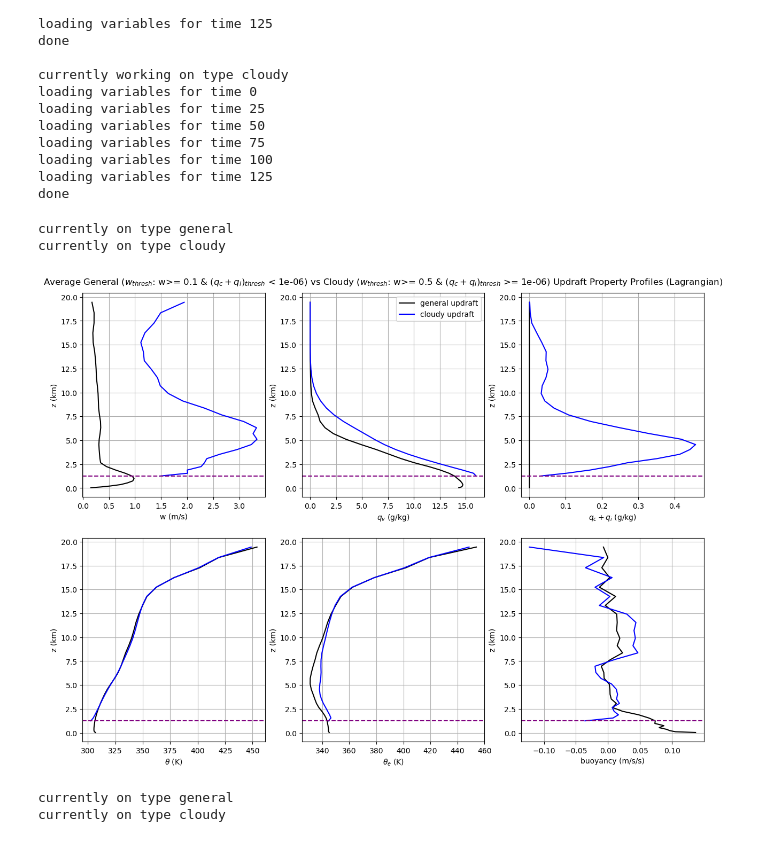
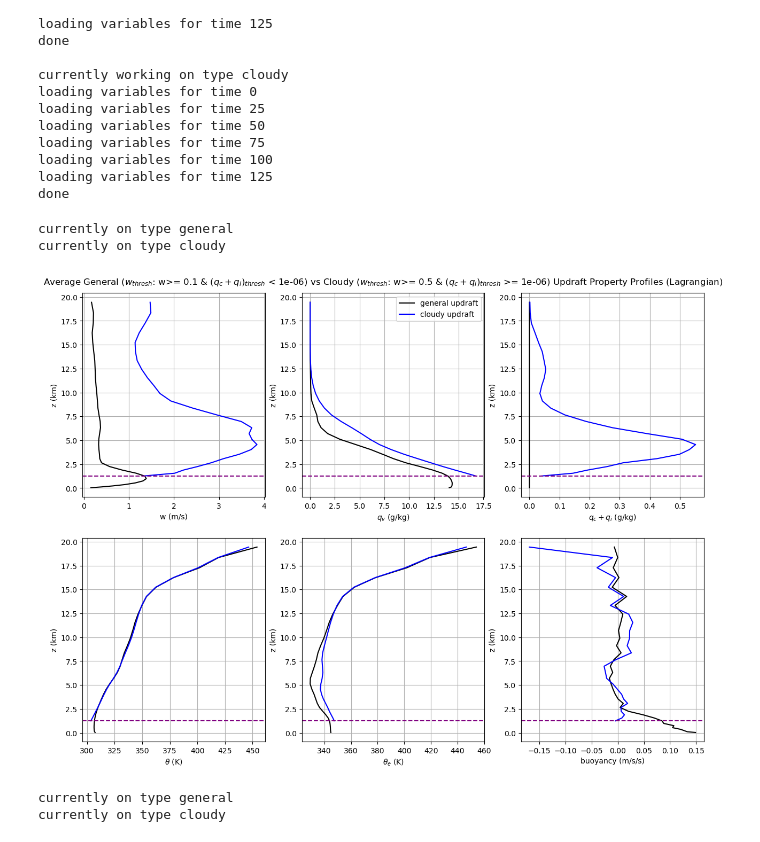
Before and after one commit to torrilab/DCI-Project, a Jupyter notebook: Code/Project_Algorithms/Vertical+Budget_Profiles/lagrangian_updrafts.ipynb, the cells around one changed output. Saved outputs shown, nothing was run; the diff lists cells and outputs as text; code cells hidden in the pictures.

```diff
--- a/Code/Project_Algorithms/Vertical+Budget_Profiles/lagrangian_updrafts.ipynb
+++ b/Code/Project_Algorithms/Vertical+Budget_Profiles/lagrangian_updrafts.ipynb
@@ -145,25 +128,6 @@ def call_variables(t):
         theta_e_data = f['theta_e'][t]
 
     return w_data,qv_data,qc_data,qi_data,qc_plus_qi,th_data,buoyancy_data,theta_e_data
-# %%
-# Reading Back Data Later
-##############
-import h5py
-dir2=dir+'Project_Algorithms/Lagrangian_Binary_Array/'
-with h5py.File(dir2+'lagrangian_binary_array.h5', 'r') as f:
-    # Load the dataset by its name
-    A_g = f['A_g'][:]
-    A_c = f['A_c'][:]
-
-    # W = f['W'][:]
-    # QCQI = f['QCQI'][:]
-    Z = f['Z'][:]
-    Y = f['Y'][:]
-    X = f['X'][:]
-
-# #Making Time Matrix
-# rows, cols = A.shape[0], A.shape[1]
-# T = np.arange(rows).reshape(-1, 1) * np.ones((1, cols), dtype=int)
 # %%
 #TESTING ********************
 
@@ -296,15 +260,15 @@ for type in ["general", "cloudy"]:
 
     if res=='1km':
         if type=='general':
-            input_file = dir+f'Project_Algorithms/plots/job_out/1km_general_lagrangian_profiles_{res}.h5'
+            input_file = dir+f'Project_Algorithms/plots/job_out/1km_general_lagrangian_profiles_{res}_{Np_str}.h5'
         elif type=='cloudy':
-            input_file = dir+f'Project_Algorithms/plots/job_out/1km_cloudy_lagrangian_profiles_{res}.h5'
+            input_file = dir+f'Project_Algorithms/plots/job_out/1km_cloudy_lagrangian_profiles_{res}_{Np_str}.h5'
 
     if res=='250m':
         if type=='general':
-            input_file = dir+f'Project_Algorithms/plots/job_out/250m_general_lagrangian_profiles_{res}.h5'
+            input_file = dir+f'Project_Algorithms/plots/job_out/250m_general_lagrangian_profiles_{res}_{Np_str}.h5'
         elif type=='cloudy':
-            input_file = dir+f'Project_Algorithms/plots/job_out/250m_cloudy_lagrangian_profiles_{res}.h5'
+            input_file = dir+f'Project_Algorithms/plots/job_out/250m_cloudy_lagrangian_profiles_{res}_{Np_str}.h5'
 
     with h5py.File(input_file, 'r') as f:
         profile_w = np.array(f['profile_w'])
@@ -334,36 +298,36 @@ for type in ["general", "cloudy"]:
         globals()[f"out_{var}"] = averaged_profiles(var)
 
     axises = [ax1, ax2, ax3, ax4, ax5, ax6]
     xlabels=['w (m/s)',r'$q_v$ (g/kg)',r'$q_c + q_i$ (g/kg)',r'$\theta$ (K)',r'$\theta_e$ (K)','buoyancy (m/s/s)'] #qi (g/kg)
     for var, axis, xlabel in zip(vars, axises, xlabels):
         if type == 'general':
             color = 'k'
         elif type == 'cloudy':
             color = 'blue'
         plotting(globals()[f"out_{var}"], axis, label=type + ' updraft', color=color)
         axis.set_ylabel('z (km)')
         axis.set_xlabel(xlabel)
         if axis==ax2:
             axis.legend()  # add legend
 ############################
 
 #MEAN CLOUD BASE
 qcqi_profile=averaged_profiles('qc')
 where_cloudbase=np.where(qcqi_profile[:,0]>=qcqi_thresh)[0][0]
 cloudbase=qcqi_profile[where_cloudbase,1]
 for axis in axises:
     axis.axhline(cloudbase,color='purple',linestyle='dashed')
 
 
 #save plot
 if res == '1km':
-    plt.savefig(dir+f'Project_Algorithms/plots/1km_lagrangian_generalvscloudy_updraft_profile_{res}.jpg', bbox_inches='tight', dpi=300) # uncomment if "general updrafts"
+    plt.savefig(dir+f'Project_Algorithms/plots/1km_lagrangian_generalvscloudy_updraft_profile_{res}_{Np_str}.jpg', bbox_inches='tight', dpi=300) # uncomment if "general updrafts"
 elif res == '250m':
-    plt.savefig(dir+f'Project_Algorithms/plots/250m_lagrangian_generalvscloudy_updraft_profile_{res}.jpg', bbox_inches='tight', dpi=300) # uncomment if "general updrafts"
+    plt.savefig(dir+f'Project_Algorithms/plots/250m_lagrangian_generalvscloudy_updraft_profile_{res}_{Np_str}.jpg', bbox_inches='tight', dpi=300) # uncomment if "general updrafts"
 # %% [output]
 currently on type general
 currently on type cloudy
-[figure, old version]
+[figure, new version]
 # %%
 # #CTRL Plotting (for all variables)
 # import h5py
```
Also changed, not shown: parts of 8 cells of this notebook, 9 other files.
